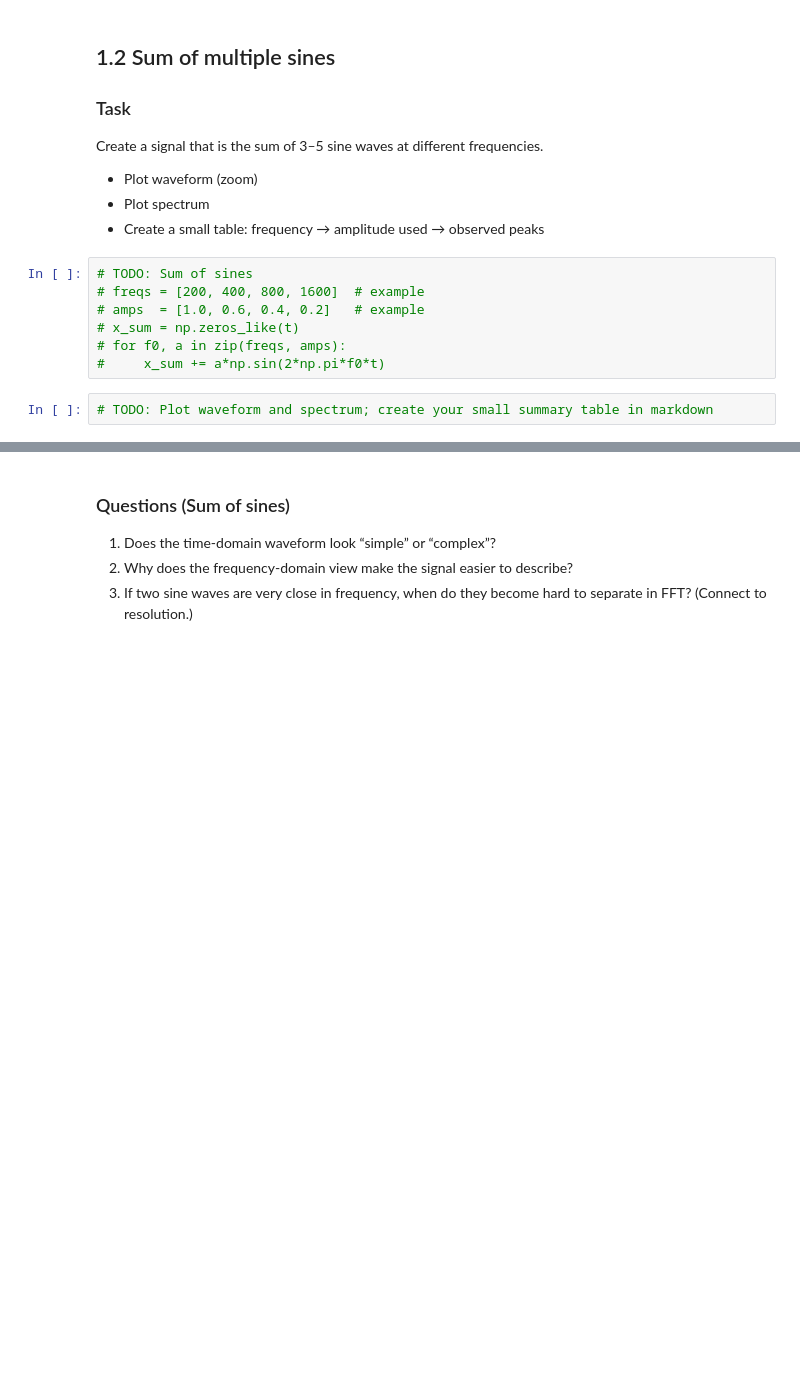
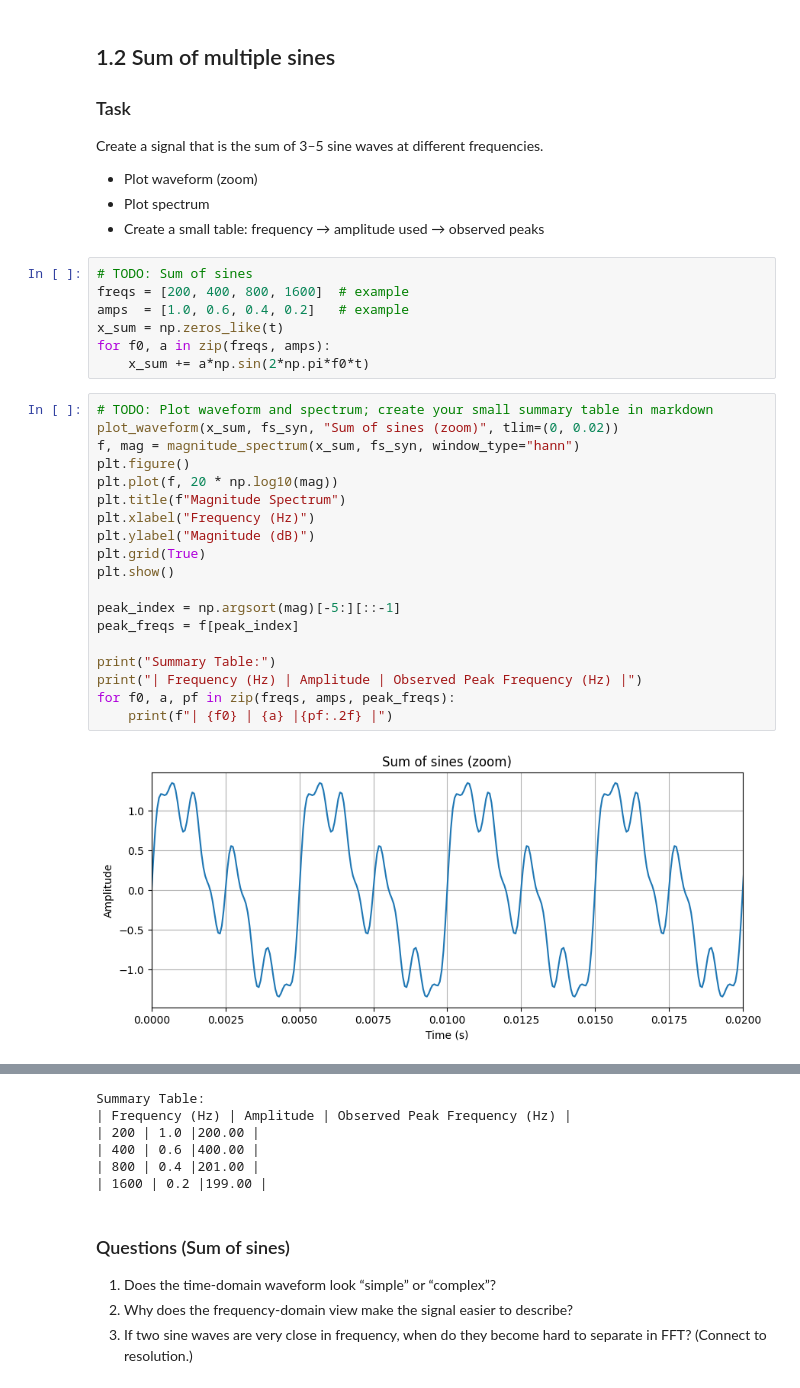
Before and after one commit to RonaldoLopezTucux/EE519, a Jupyter notebook: EE519_HW1/HW1_Notebook4_Fourier_DFT_SpeechSpectra.ipynb, the cells around one changed output, grey strips where cells are left out. Saved outputs shown, nothing was run; the diff lists cells and outputs as text; blank space fills up the shorter version.

```diff
--- a/EE519_HW1/HW1_Notebook4_Fourier_DFT_SpeechSpectra.ipynb
+++ b/EE519_HW1/HW1_Notebook4_Fourier_DFT_SpeechSpectra.ipynb
@@ -134,10 +196,29 @@ Create a signal that is the sum of 3–5 sine waves at different frequencies.
 - Create a small table: frequency → amplitude used → observed peaks
 # %%
 # TODO: Sum of sines
-# freqs = [200, 400, 800, 1600]  # example
-# amps  = [1.0, 0.6, 0.4, 0.2]   # example
-# x_sum = np.zeros_like(t)
-# for f0, a in zip(freqs, amps):
-#     x_sum += a*np.sin(2*np.pi*f0*t)
+freqs = [200, 400, 800, 1600]  # example
+amps  = [1.0, 0.6, 0.4, 0.2]   # example
+x_sum = np.zeros_like(t)
+for f0, a in zip(freqs, amps):
+    x_sum += a*np.sin(2*np.pi*f0*t)
 # %%
 # TODO: Plot waveform and spectrum; create your small summary table in markdown
+plot_waveform(x_sum, fs_syn, "Sum of sines (zoom)", tlim=(0, 0.02))
+f, mag = magnitude_spectrum(x_sum, fs_syn, window_type="hann")
+plt.figure()
+plt.plot(f, 20 * np.log10(mag))
+plt.title(f"Magnitude Spectrum")
+plt.xlabel("Frequency (Hz)")
+plt.ylabel("Magnitude (dB)")
+plt.grid(True)
+plt.show()
+
+peak_index = np.argsort(mag)[-5:][::-1]
+peak_freqs = f[peak_index]
+
+print("Summary Table:")
+print("| Frequency (Hz) | Amplitude | Observed Peak Frequency (Hz) |")
+for f0, a, pf in zip(freqs, amps, peak_freqs):
+    print(f"| {f0} | {a} |{pf:.2f} |")
+# %% [output]
+[figure, added]
@@ -144,3 +226,9 @@ Create a signal that is the sum of 3–5 sine waves at different frequencies.
+Summary Table:
+| Frequency (Hz) | Amplitude | Observed Peak Frequency (Hz) |
+| 200 | 1.0 |200.00 |
+| 400 | 0.6 |400.00 |
+| 800 | 0.4 |201.00 |
+| 1600 | 0.2 |199.00 |
 # %% [markdown]
 ### Questions (Sum of sines)
 
```
Also changed, not shown: parts of 21 cells of this notebook.
